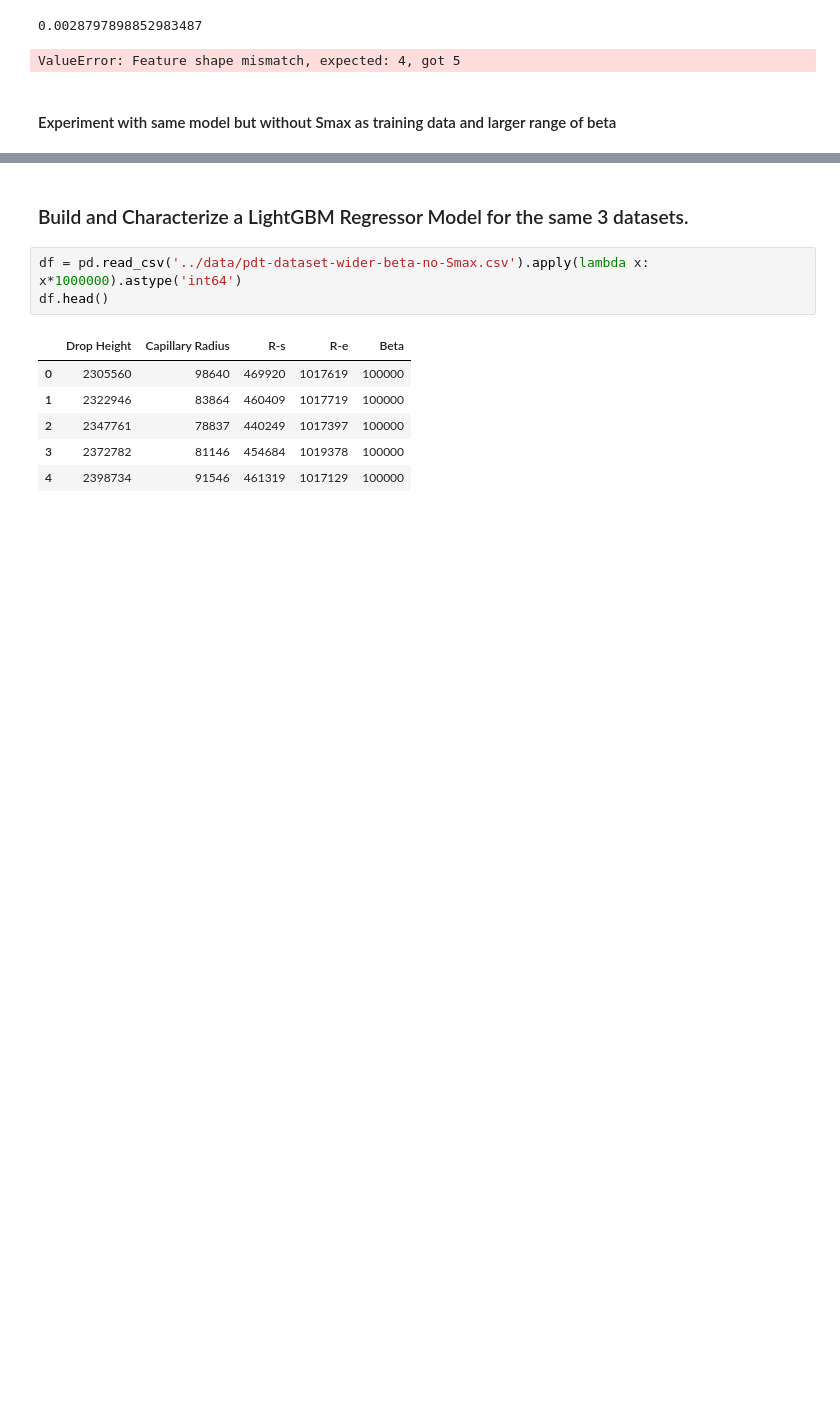
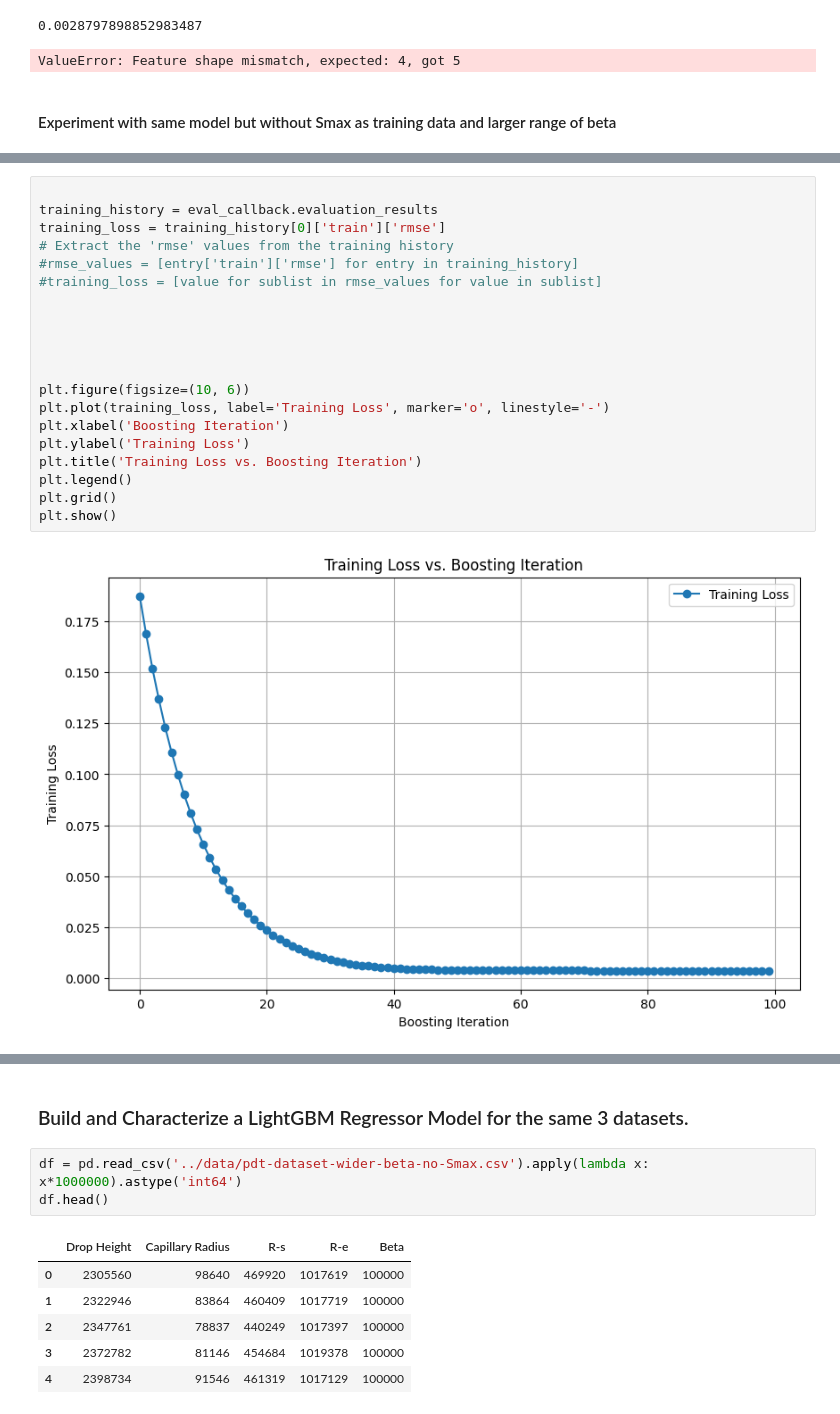
Before and after one commit to DmitriLyalikov/pdt_regressor, a Jupyter notebook: notebooks/pdt_regressor.ipynb, the cells around one changed output, grey strips where cells are left out. Drawn from its saved outputs; the diff is of its cells as text; blank space fills up the shorter version.

Commit message:
metric/figure evalutation support

```diff
--- a/notebooks/pdt_regressor.ipynb
+++ b/notebooks/pdt_regressor.ipynb
@@ -197,0 +226,22 @@ Normalized Mean 0.007410615634842749
+# %%
+
+training_history = eval_callback.evaluation_results
+training_loss = training_history[0]['train']['rmse']
+# Extract the 'rmse' values from the training history
+#rmse_values = [entry['train']['rmse'] for entry in training_history]
+#training_loss = [value for sublist in rmse_values for value in sublist]
+
+
+
+
+
+plt.figure(figsize=(10, 6))
+plt.plot(training_loss, label='Training Loss', marker='o', linestyle='-')
+plt.xlabel('Boosting Iteration')
+plt.ylabel('Training Loss')
+plt.title('Training Loss vs. Boosting Iteration')
+plt.legend()
+plt.grid()
+plt.show()
+# %% [output]
+[figure, added]
```
Also changed, not shown: parts of 9 cells of this notebook, 5 other files.
